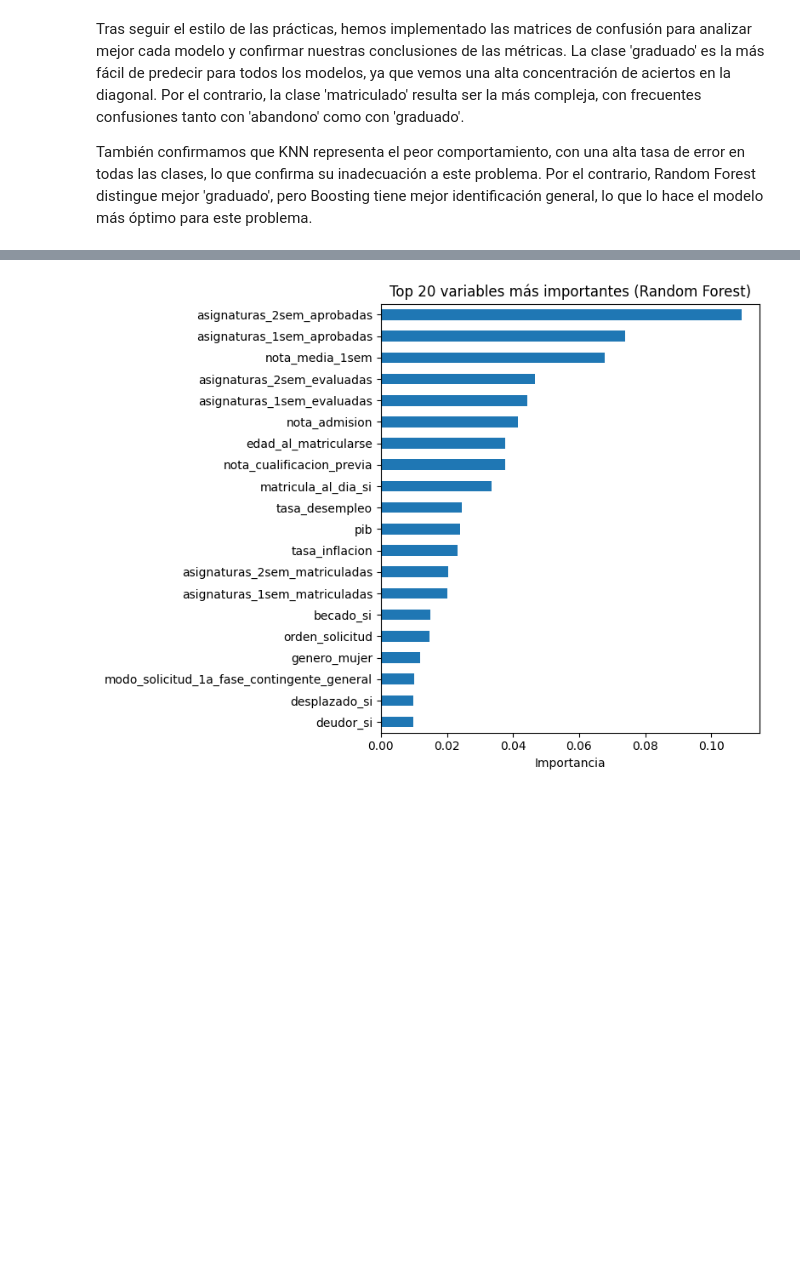
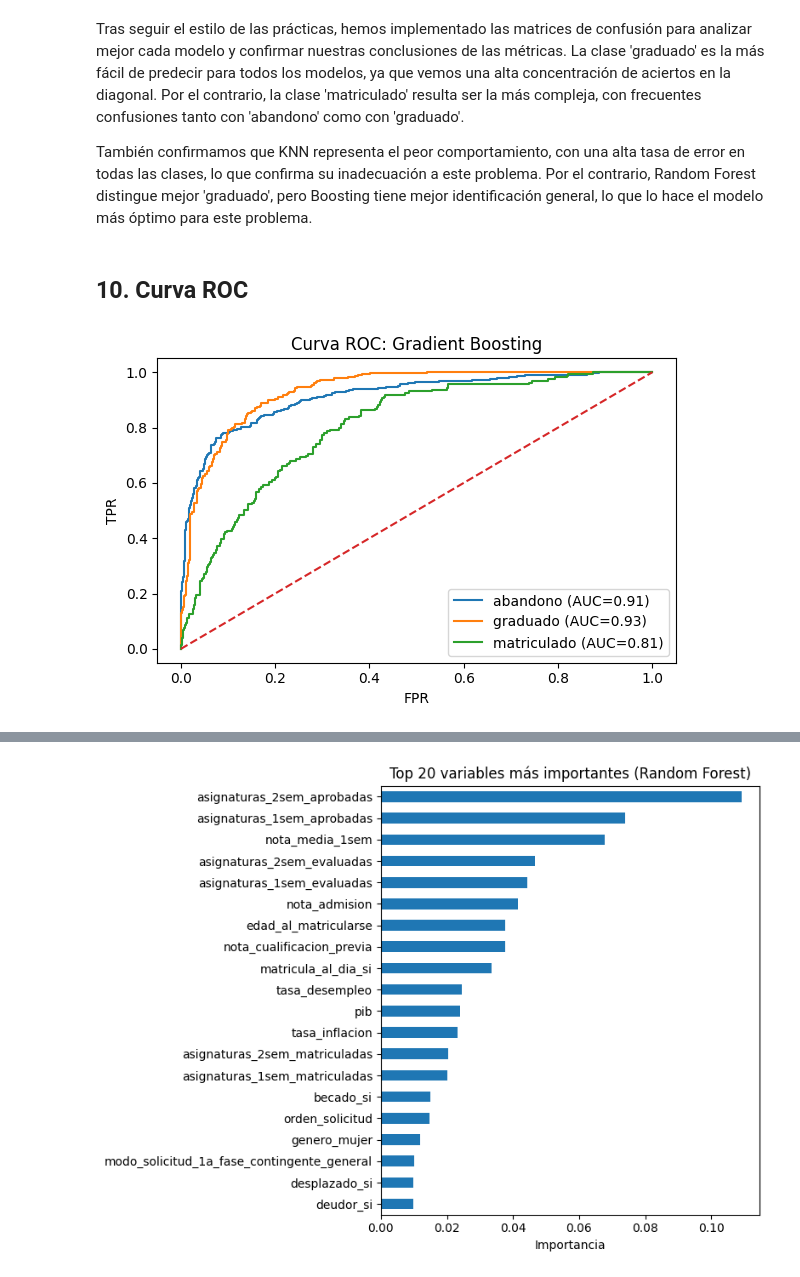
Before and after one commit to adrianalorenzo/ML_proyecto_final, a Jupyter notebook: notebooks/03_clasificacion.ipynb, the cells around one changed output, grey strips where cells are left out. Cells and saved outputs as stored; diff of their text form; code cells hidden in the pictures; blank space fills up the shorter version.

Commit message:
Curva ROC y sctatter añdido

```diff
--- a/notebooks/03_clasificacion.ipynb
+++ b/notebooks/03_clasificacion.ipynb
@@ -286,3 +286,34 @@ La clase 'graduado' es la más fácil de predecir para todos los modelos, ya que
 
 También confirmamos que KNN representa el peor comportamiento, con una alta tasa de error en todas las clases, lo que confirma su inadecuación a este problema.
 Por el contrario, Random Forest distingue mejor 'graduado', pero Boosting tiene mejor identificación general, lo que lo hace el modelo más óptimo para este problema.
+# %% [markdown]
+## 10. Curva ROC
+# %%
+#importamos para poder crear la curva ROC
+from sklearn.preprocessing import LabelBinarizer
+from sklearn.metrics import roc_curve, auc
+
+#usamos el mejor modelo (Gradient Boosting) con predict_proba
+lb = LabelBinarizer()
+lb.fit(y_test )
+y_test_bin = lb.transform(y_test)
+
+y_prob = gb_fit.predict_proba(X_test)
+
+fig, ax = plt.subplots(figsize=(6,4))
+
+for i, clase in enumerate(gb_fit.classes_):
+    fpr, tpr, _ = roc_curve(y_test_bin[:, i], y_prob[:, i])
+    roc_auc = auc(fpr, tpr)
+    ax.plot(fpr, tpr, label=f'{clase} (AUC={roc_auc:.2f})')
+
+ax.plot([0,1], [0,1], '--')
+ax.set_title('Curva ROC: Gradient Boosting')
+ax.set_xlabel('FPR')
+ax.set_ylabel('TPR')
+ax.legend()
+
+plt.tight_layout()
+plt.show()
+# %% [output]
+[figure, added]
```
Also changed, not shown: parts of 6 cells of this notebook.
